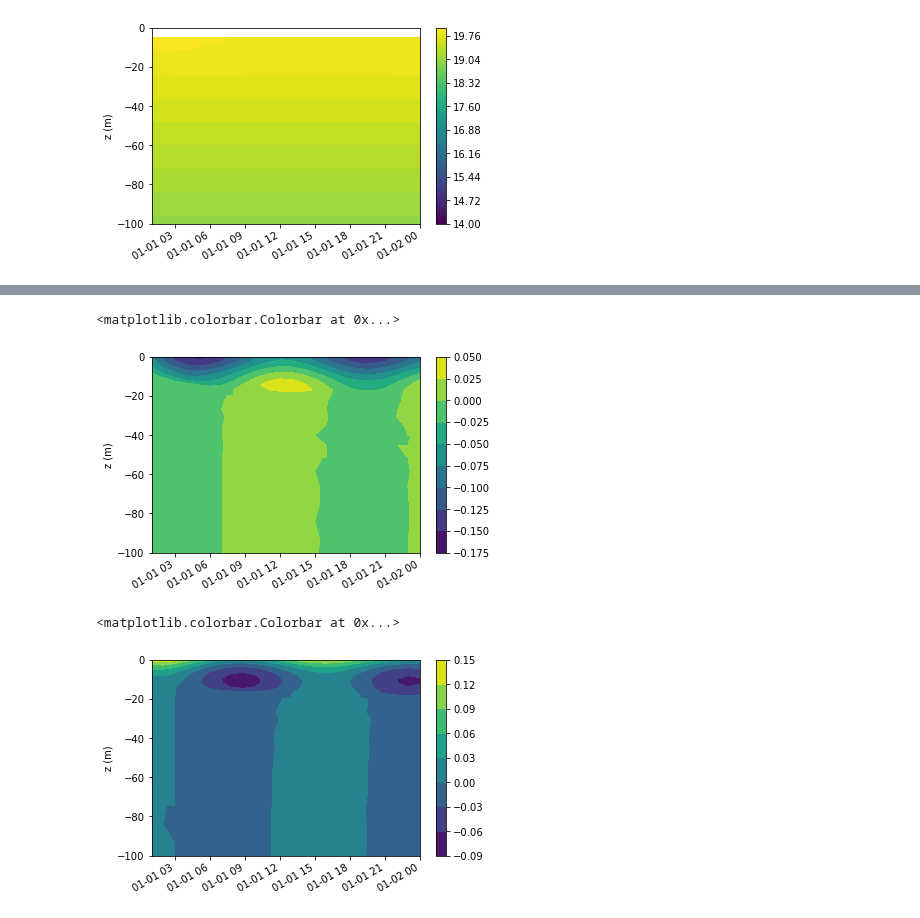
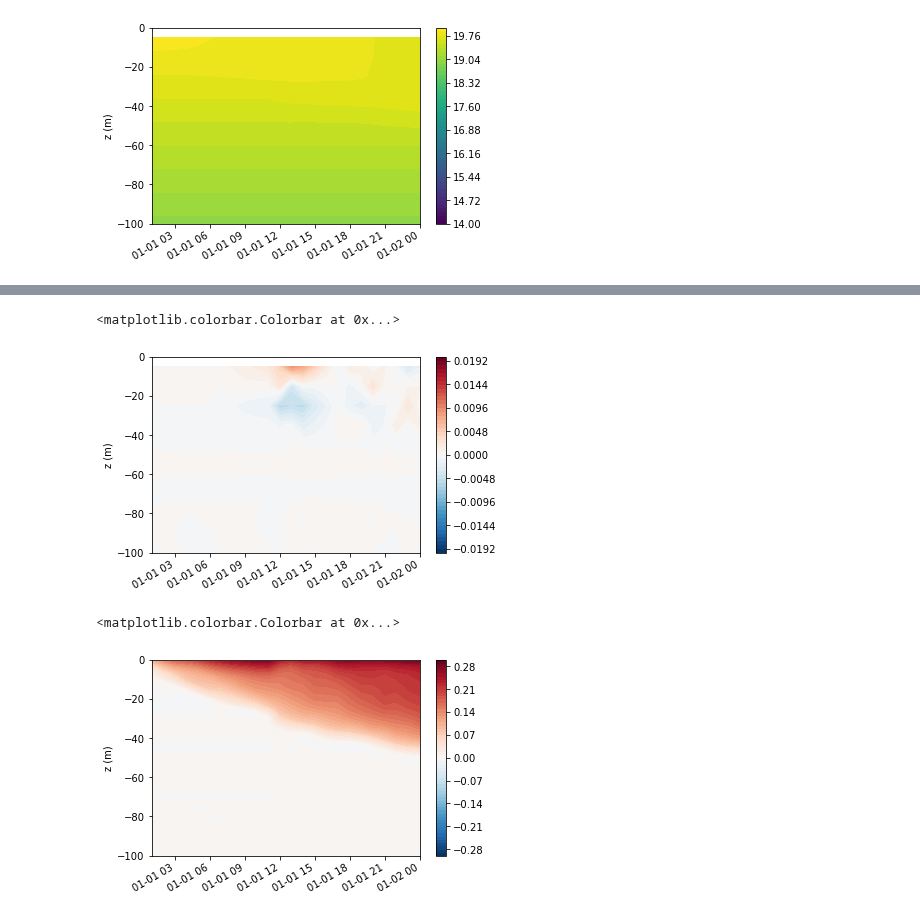
Before and after one commit to qingli411/mpasanalysis, a Jupyter notebook: plot_SuperParam_SC.ipynb, the cells around one changed output, grey strips where cells are left out. Drawn from its saved outputs; the diff is of its cells as text; code cells hidden in the pictures.

Commit message:
Update superparameterization single column profiles

```diff
--- a/plot_SuperParam_SC.ipynb
+++ b/plot_SuperParam_SC.ipynb
@@ -4,7 +4,7 @@ from netCDF4 import chartostring
 from mpasanalysis import *
 %matplotlib inline
 # %%
-mesh_file = '/Users/qingli/data/mpas/test/super-parameterization/sp_sc/oneway-20190806/KPP_test.0001-01-01_00.00.00.nc'
+mesh_file = '/Users/qingli/data/mpas/test/super-parameterization/sp_sc/cleangpu-20191014/KPP_test.0001-01-01_00.00.00.nc'
 data_file = mesh_file
 # %%
 mpas_data = MPASOData(filepath=data_file, filepath_mesh=mesh_file)
@@ -62,3 +63,10 @@ plt.colorbar(fig)
 # %%
 temp_pfl = mpas_data.get_profile(varname='velocityMeridionalLES', idx=0, position='cellLES', name='velocity',
                                  units='m/s', tidx_start=0, tidx_end=None)
+# %%
+levels = np.linspace(-0.02, 0.02, 51)
+cmap = 'RdBu_r'
+fig = temp_pfl.plot(levels=levels, cmap=cmap)
+plt.ylim([-100, 0])
+plt.gcf().autofmt_xdate()
+plt.colorbar(fig)
@@ -65,19 +79,20 @@ temp_pfl = mpas_data.get_profile(varname='velocityMeridionalLES', idx=0, positio
 # %%
-fig = temp_pfl.plot()
+fig = temp_pfl.plot(levels=levels, cmap=cmap)
 plt.ylim([-100, 0])
 plt.gcf().autofmt_xdate()
 plt.colorbar(fig)
 # %% [output]
 <matplotlib.colorbar.Colorbar at 0x...>
-[figure, old version]
+[figure, new version]
 # %%
 temp_pfl = mpas_data.get_profile(varname='velocityZonalLES', idx=0, position='cellLES', name='velocity',
                                  units='m/s', tidx_start=0, tidx_end=None)
 # %%
-fig = temp_pfl.plot()
+levels = np.linspace(-0.3, 0.3, 61)
+fig = temp_pfl.plot(levels=levels, cmap=cmap)
 plt.ylim([-100, 0])
 plt.gcf().autofmt_xdate()
 plt.colorbar(fig)
 # %% [output]
 <matplotlib.colorbar.Colorbar at 0x...>
-[figure, old version]
+[figure, new version]
```
Also changed, not shown: parts of 9 cells of this notebook, 1 other file.
